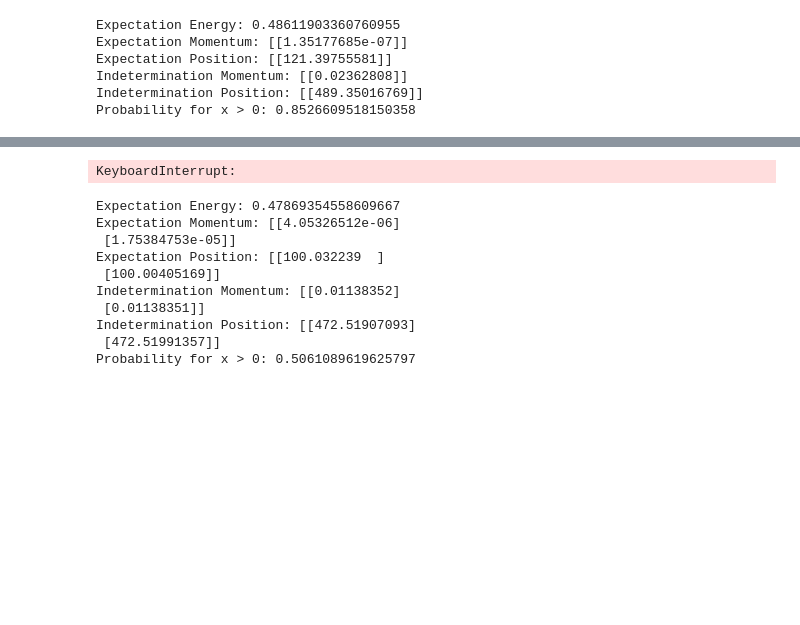
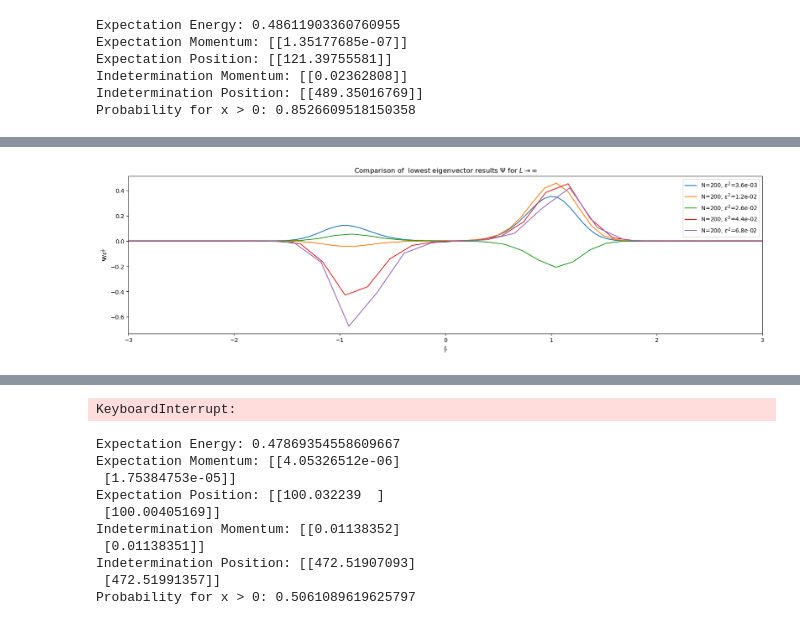
Before and after one commit to Quanta-Dan/comp_phys, a Jupyter notebook: ground_state.ipynb, the cells around one changed output, grey strips where cells are left out. Saved outputs shown, nothing was run; the diff lists cells and outputs as text; code cells hidden in the pictures; blank space fills up the shorter version.

```diff
--- a/ground_state.ipynb
+++ b/ground_state.ipynb
@@ -140 +207,41 @@ plt.show()
+# %%
+#plot results
+import numpy as np
+import pandas as pd
+import matplotlib.pyplot as plt
+import functions
+
+
+
+
+fig, (ax1) = plt.subplots(1, 1, figsize=(20, 5))
+legend1 = ax1.get_legend()
+ax1.set_title(fr'Comparison of  lowest eigenvector results $\Psi$ for $L \rightarrow \infty$')
+#ax2.set_title(fr'Comparison of {len(lowest_EigVector_list)} calculated lowest eigenvector results $|\Psi|^{2}$')
+ax1.set_xlabel(r"$\frac{x}{r}$")
+#ax2.set_xlabel(r"$\frac{x}{r}$")
+ax1.set_ylabel(r"$\Psi/ \varepsilon^{\frac{1}{2}}$")
+#ax2.set_ylabel(r"$|\Psi|^{2}/ \varepsilon$")
+
+for i in range(len(lowest_EigVector_list)):
+    L_over_r = 2+(i+1)*10
+
+    epsilon = L_over_r/N
+    epsilon_2 = epsilon**2
+    x_axis = np.linspace(-N/2,N/2,N)
+    x_axis= x_axis*epsilon
+
+    ax1.plot(x_axis,lowest_EigVector_list[i].real, label = fr'N={N}, $\epsilon^{2}$={epsilon_2:.1e}')
+ax1.set_xlim(-3,3)
+
+#plt.axvline(x=x_expected, color='red', linestyle='-', label='Expectation Position')
+#ax1.plot(x_axis,lowest_EigVector/epsilon**(0.5), color = 'C0', label = fr'Symmetrical lowest eigenvector for N={N}, $\epsilon^{2}$={epsilon_2:.1e}')
+#ax2.plot(x_axis,lowest_EigVector.real**2/epsilon, color = 'C0',  label = fr'Symmetrical lowest eigenvector for N={N}, $\epsilon^{2}$={epsilon_2:.1e}')
+# ax2.plot(x_axis,lowest_EigVector.real**2/epsilon, color='k',label = fr'Lowest eigenvector for N={N}, $\epsilon^{2}$={epsilon_2:.1e}')
+# ax2.plot(x_axis,lowest_EigVector.real**2/epsilon, color='k',label = fr'Lowest eigenvector for N={N}, $\epsilon^{2}$={epsilon_2:.1e}')
+ax1.legend(loc='upper right')
+#ax2.legend(loc='upper right')
+plt.show()
+# %% [output]
+[figure, added]
 # %%
```
Also changed, not shown: parts of 5 cells of this notebook, 1 other file.
